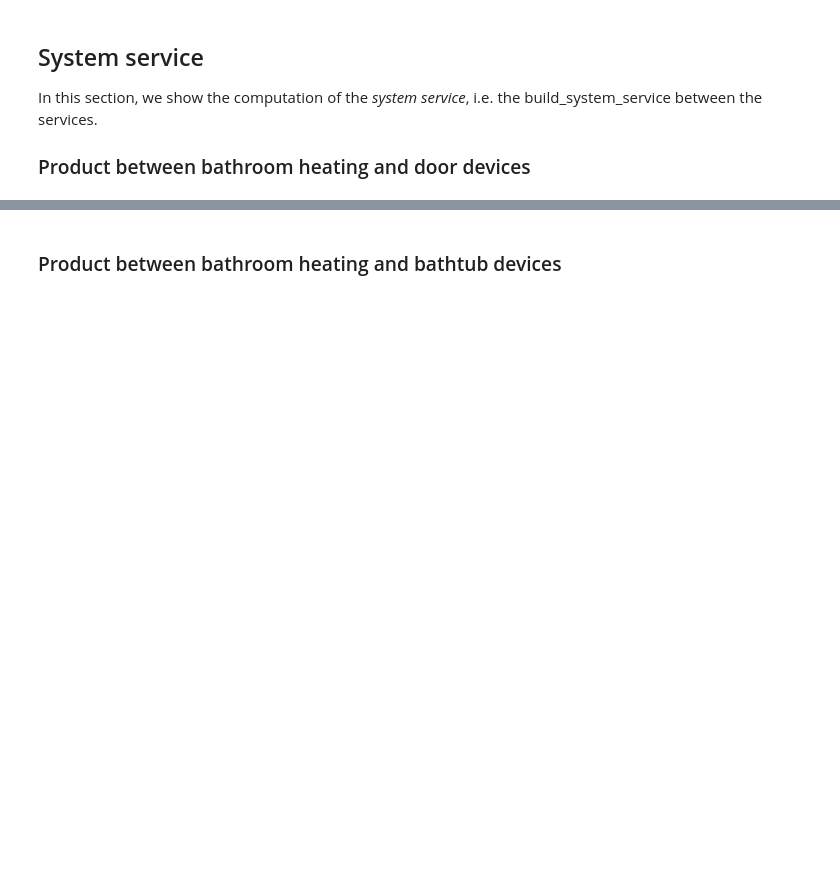
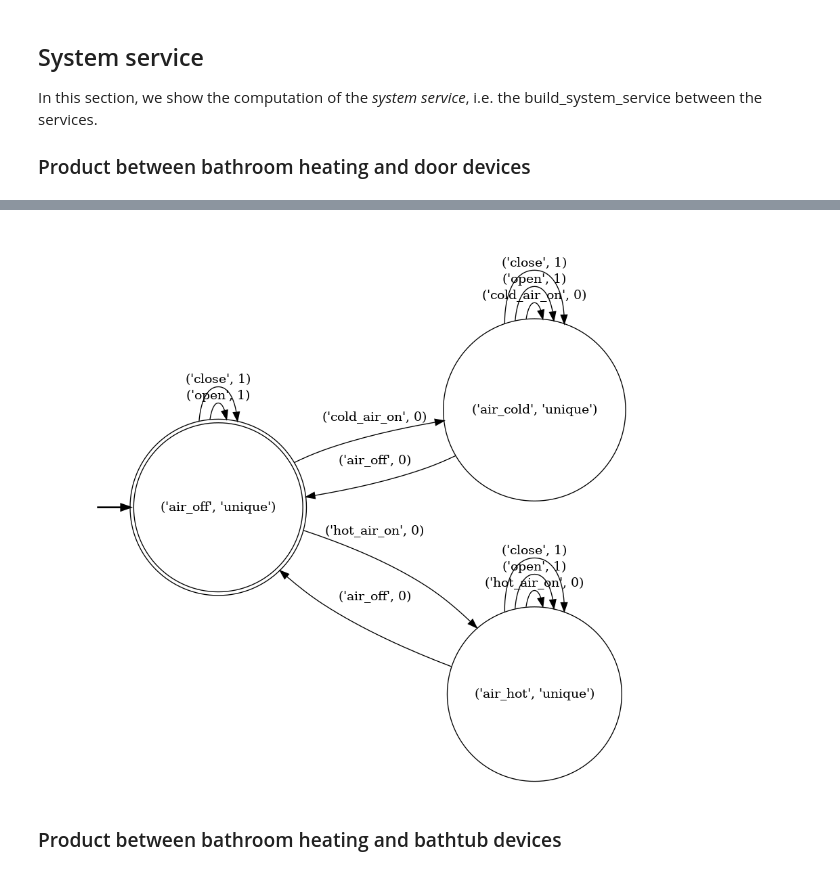
Before and after one commit to luusi/stochastic-service-composition, a Jupyter notebook: examples/notebooks/01-services.ipynb, the cells around one changed output, grey strips where cells are left out. Cells and saved outputs as stored; diff of their text form; code cells hidden in the pictures; blank space fills up the shorter version.

Commit message:
update notebook image rendering
moved to PNG as default format instead of SVG format as it is easier
to handle locally. Allow to switch with the 'format' keyword argument.

```diff
--- a/examples/notebooks/01-services.ipynb
+++ b/examples/notebooks/01-services.ipynb
@@ -139,5 +139,5 @@ i.e. the build_system_service between the services.
 ### Product between bathroom heating and door devices
 # %%
 system_service = build_system_service(bathroom_heating_service, door_service)
-render_service(system_service, style="")
+render_service(system_service)
 # %% [output]
@@ -145,3 +144,4 @@ render_service(system_service, style="")
+[figure, added]
 # %% [markdown]
 ### Product between bathroom heating and bathtub devices
 # %%
```
Also changed, not shown: parts of 8 cells of this notebook, 4 other files.
